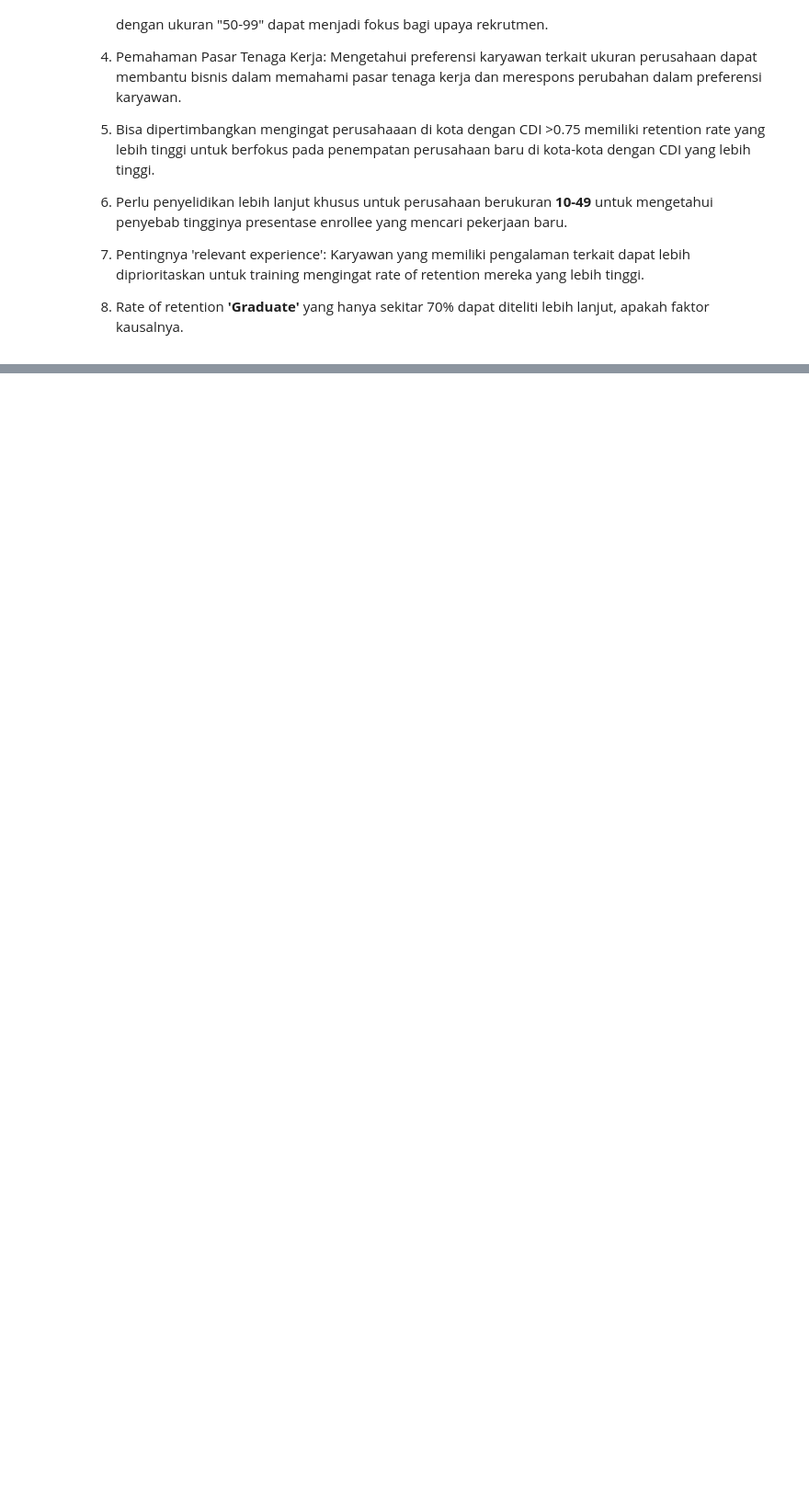
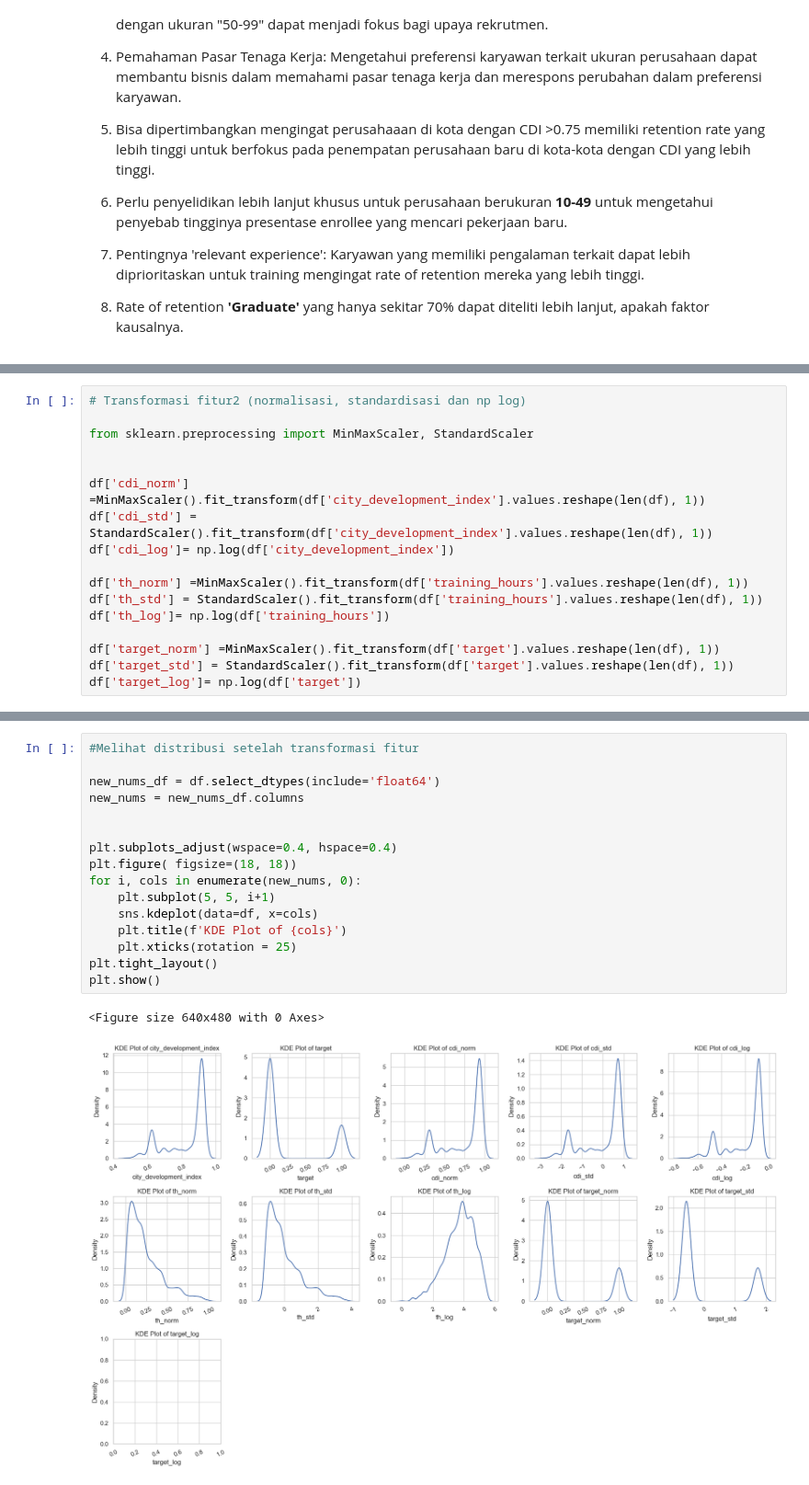
Before and after one commit to fachri34/Final-Project-Data-Science, a Jupyter notebook: HR Analytics.ipynb, the cells around one changed output, grey strips where cells are left out. Shown at 92% size. Saved outputs shown, nothing was run; the diff lists cells and outputs as text; blank space fills up the shorter version.

```diff
--- a/HR Analytics.ipynb
+++ b/HR Analytics.ipynb
@@ -500,0 +619,17 @@ Insight Bisnis :
+# %%
+# Transformasi fitur2 (normalisasi, standardisasi dan np log)
+
+from sklearn.preprocessing import MinMaxScaler, StandardScaler
+
+
+df['cdi_norm'] =MinMaxScaler().fit_transform(df['city_development_index'].values.reshape(len(df), 1))
+df['cdi_std'] = StandardScaler().fit_transform(df['city_development_index'].values.reshape(len(df), 1))
+df['cdi_log']= np.log(df['city_development_index'])
+
+df['th_norm'] =MinMaxScaler().fit_transform(df['training_hours'].values.reshape(len(df), 1))
+df['th_std'] = StandardScaler().fit_transform(df['training_hours'].values.reshape(len(df), 1))
+df['th_log']= np.log(df['training_hours'])
+
+df['target_norm'] =MinMaxScaler().fit_transform(df['target'].values.reshape(len(df), 1))
+df['target_std'] = StandardScaler().fit_transform(df['target'].values.reshape(len(df), 1))
+df['target_log']= np.log(df['target'])
@@ -500,0 +656,19 @@ Insight Bisnis :
+# %%
+#Melihat distribusi setelah transformasi fitur
+
+new_nums_df = df.select_dtypes(include='float64')
+new_nums = new_nums_df.columns
+
+
+plt.subplots_adjust(wspace=0.4, hspace=0.4)
+plt.figure( figsize=(18, 18))
+for i, cols in enumerate(new_nums, 0):
+    plt.subplot(5, 5, i+1)
+    sns.kdeplot(data=df, x=cols)
+    plt.title(f'KDE Plot of {cols}')
+    plt.xticks(rotation = 25)
+plt.tight_layout()
+plt.show()
+# %% [output]
+<Figure size 640x480 with 0 Axes>
+[figure, added]
```
Also changed, not shown: parts of 63 cells of this notebook.
